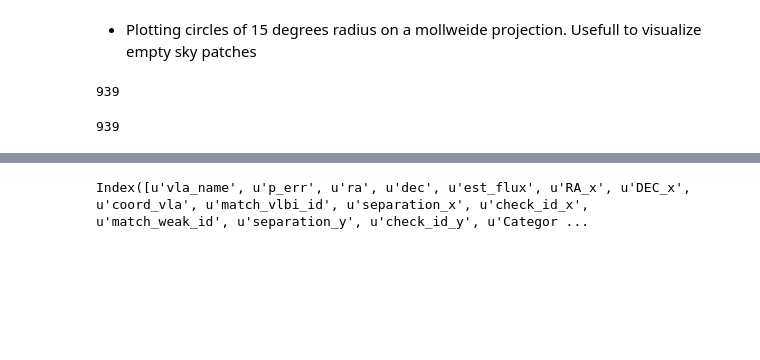
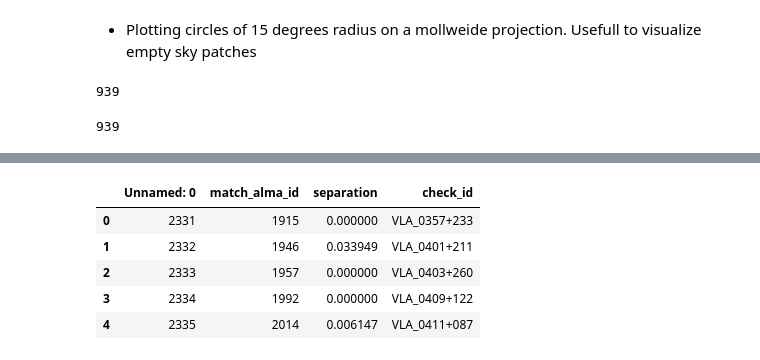
Before and after one commit to itoledoc/calscripts, a Jupyter notebook: database maintenance.ipynb, the cells around one changed output, grey strips where cells are left out. Saved outputs shown, nothing was run; the diff lists cells and outputs as text; code cells hidden in the pictures; blank space fills up the shorter version.

```diff
--- a/database maintenance.ipynb
+++ b/database maintenance.ipynb
@@ -417,4 +490,0 @@ vlaWeakGrid_df = pd.merge(vlaWeak_df, vla_sep_grid, left_index=True, right_on='c
-# %%
-vlaWeakGrid_df.columns
-# %% [output]
-Index([u'vla_name', u'p_err', u'ra', u'dec', u'est_flux', u'RA_x', u'DEC_x', u'coord_vla', u'match_vlbi_id', u'separation_x', u'check_id_x', u'match_weak_id', u'separation_y', u'check_id_y', u'Categor ...
@@ -426,0 +491,11 @@ vlaWeakGrid_df[[u'vla_name', u'RA_vla', u'DEC_vla', u'est_flux_vla', u'match_vlb
+# %%
+vla_innames = pd.read_csv('addVLAnames.csv')
+# %%
+vla_innames.head()
+# %% [output]
+|  | Unnamed: 0 | match_alma_id | separation | check_id |
+| 0 | 2331 | 1915 | 0.000000 | VLA_0357+233 |
+| 1 | 2332 | 1946 | 0.033949 | VLA_0401+211 |
+| 2 | 2333 | 1957 | 0.000000 | VLA_0403+260 |
+| 3 | 2334 | 1992 | 0.000000 | VLA_0409+122 |
+| 4 | 2335 | 2014 | 0.006147 | VLA_0411+087 |
```
Also changed, not shown: parts of 34 cells of this notebook, 2 other files.
